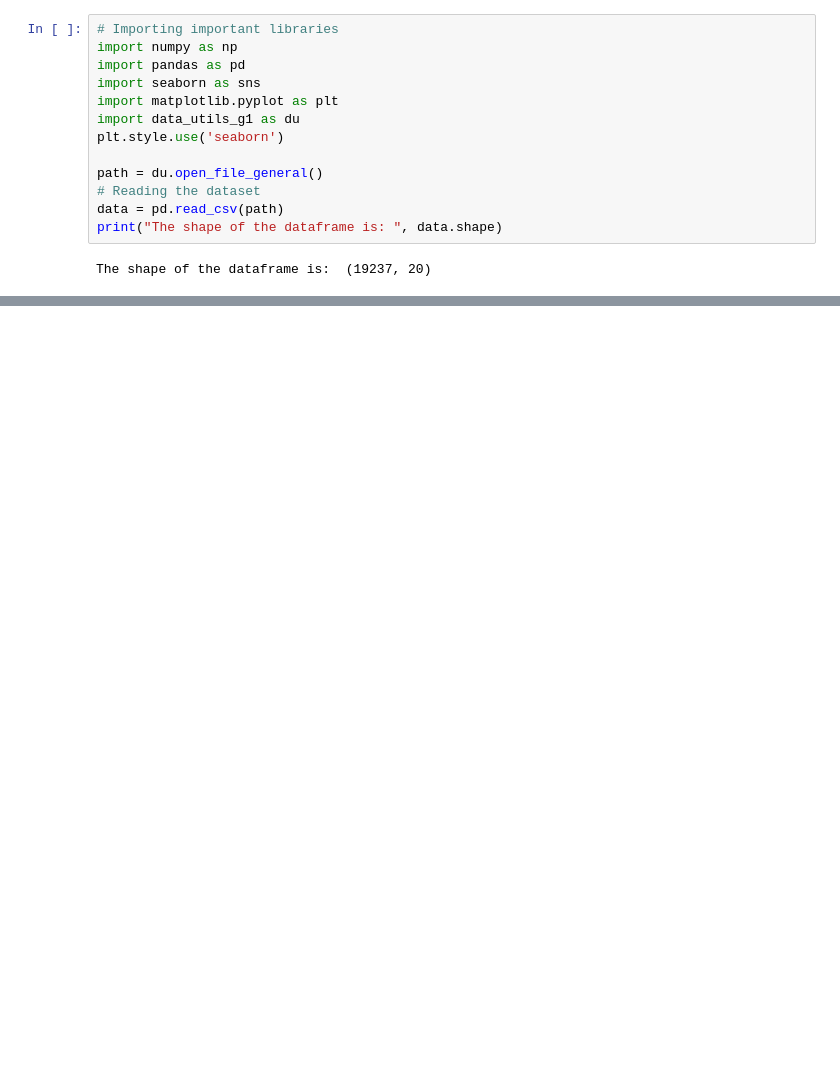
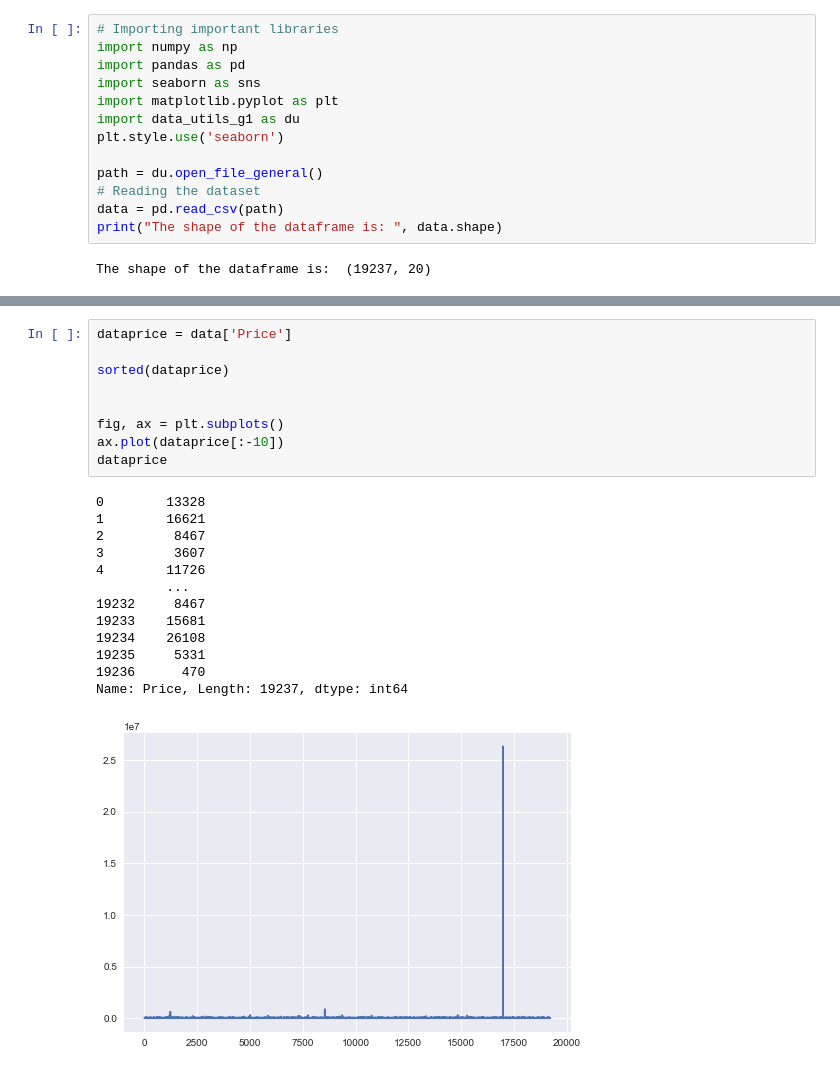
Before and after one commit to addsandwich/2022-msaai-500-final-project, a Jupyter notebook: notebooks/IQR-Attempt.ipynb, the cells around one changed output, grey strips where cells are left out. Cells and saved outputs as stored; diff of their text form; blank space fills up the shorter version.

```diff
--- a/notebooks/IQR-Attempt.ipynb
+++ b/notebooks/IQR-Attempt.ipynb
@@ -105,0 +183,23 @@ data.to_csv('C:/Users/chris/Documents/School/Masters/zz_GIT/2022-msaai-500-final
+# %%
+dataprice = data['Price']
+
+sorted(dataprice)
+
+
+fig, ax = plt.subplots()
+ax.plot(dataprice[:-10])
+dataprice
+# %% [output]
+0        13328
+1        16621
+2         8467
+3         3607
+4        11726
+         ...
+19232     8467
+19233    15681
+19234    26108
+19235     5331
+19236      470
+Name: Price, Length: 19237, dtype: int64
+[figure, added]
```
Also changed, not shown: parts of 20 cells of this notebook, 3 other files.
